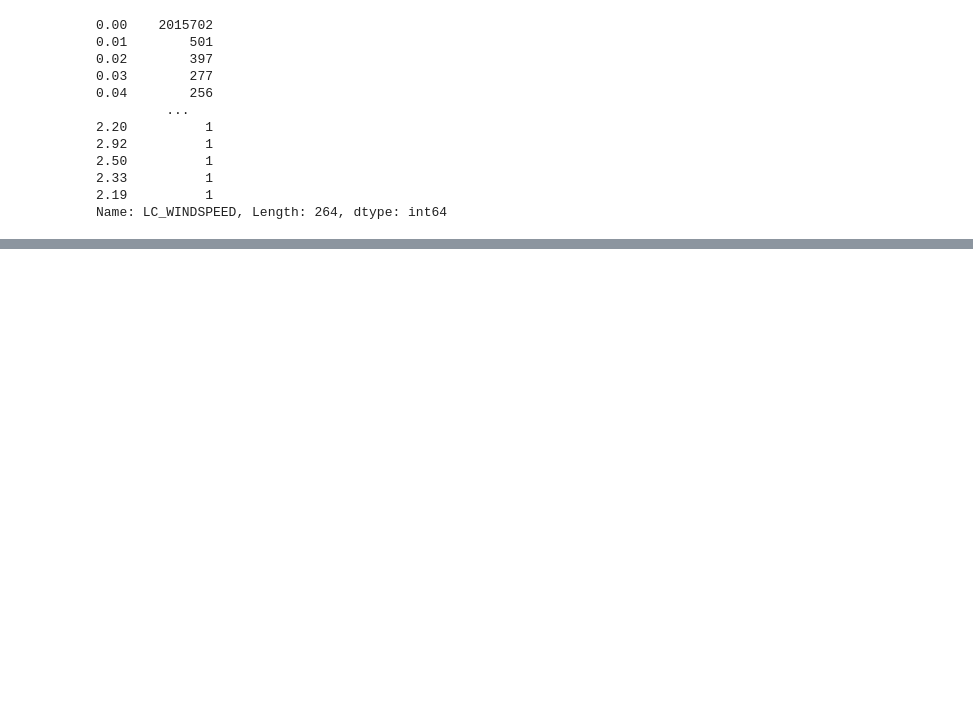
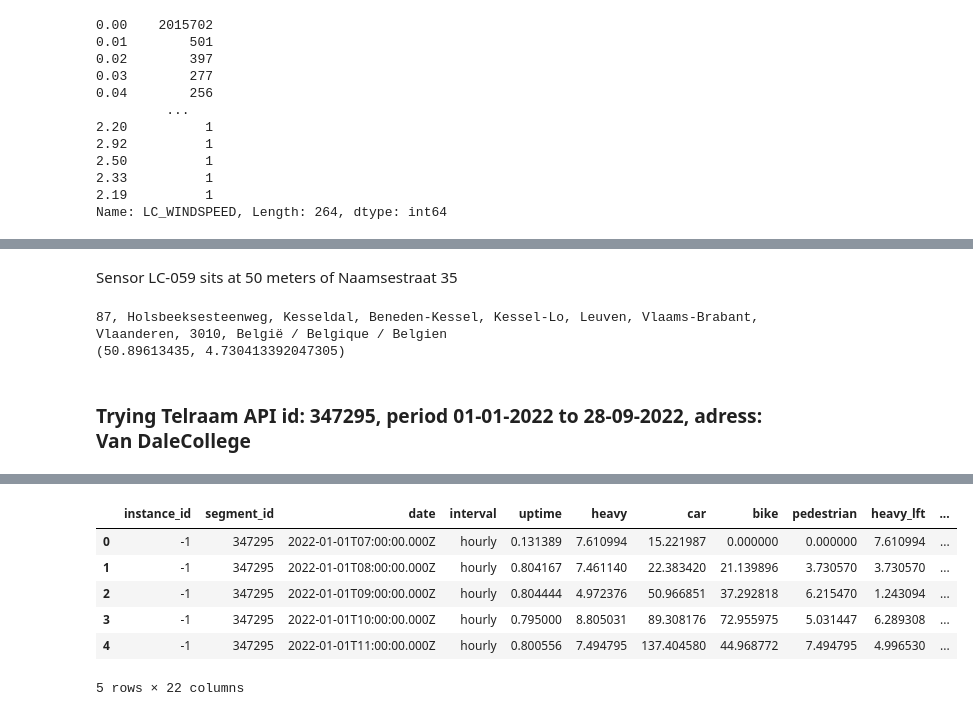
Before and after one commit to vavald/MDA_Switzerland, a Jupyter notebook: EDA_weather/EDA_weather.ipynb, the cells around one changed output, grey strips where cells are left out. Drawn from its saved outputs; the diff is of its cells as text; code cells hidden in the pictures; blank space fills up the shorter version.

Commit message:
Tried the Google API and Telraam API + added an idea to my ideas.txt file. To be discussed Tuesday

```diff
--- a/EDA_weather/EDA_weather.ipynb
+++ b/EDA_weather/EDA_weather.ipynb
@@ -226,0 +273,30 @@ Name: LC_WINDSPEED, Length: 264, dtype: int64
+# %% [markdown]
+Sensor LC-059 sits at 50 meters of Naamsestraat 35
+# %%
+location = geolocator.reverse("50.897, 4.731")
+print(location.address)
+print((location.latitude, location.longitude))
+# %% [output]
+87, Holsbeeksesteenweg, Kesseldal, Beneden-Kessel, Kessel-Lo, Leuven, Vlaams-Brabant, Vlaanderen, 3010, België / Belgique / Belgien
+(50.89613435, 4.730413392047305)
+# %% [markdown]
+### Trying Telraam API id: 347295, period 01-01-2022 to 28-09-2022, adress: Van DaleCollege
+# %%
+import requests
+
+url = "https://telraam-api.net/v1/reports/traffic"
+
+payload = "{\r\n  \"level\": \"segments\",\r\n  \"format\": \"per-hour\",\r\n  \"id\": \"347295\",\r\n  \"time_start\": \"2022-01-01 07:00:00Z\",\r\n  \"time_end\": \"2022-01-02 09:00:00Z\"\r\n}"
+headers = {
+  'X-Api-Key': 'v5gGtMOE5k2ltLBb17NkK9rab1JETS8J2wZ39lnw'
+}
+
+response = requests.request("POST", url, headers=headers, data=payload)
+
+print(response.text)
+# convert the response to a json object
+json_response = response.json()
+# convert the json object to a dataframe
+df = pd.DataFrame(json_response['report'])
+df.head()
+# %% [output]
@@ -226,0 +304,7 @@ Name: LC_WINDSPEED, Length: 264, dtype: int64
+|  | instance_id | segment_id | date | interval | uptime | heavy | car | bike | pedestrian | heavy_lft | ... |
+| 0 | -1 | 347295 | 2022-01-01T07:00:00.000Z | hourly | 0.131389 | 7.610994 | 15.221987 | 0.000000 | 0.000000 | 7.610994 | ... |
+| 1 | -1 | 347295 | 2022-01-01T08:00:00.000Z | hourly | 0.804167 | 7.461140 | 22.383420 | 21.139896 | 3.730570 | 3.730570 | ... |
+| 2 | -1 | 347295 | 2022-01-01T09:00:00.000Z | hourly | 0.804444 | 4.972376 | 50.966851 | 37.292818 | 6.215470 | 1.243094 | ... |
+| 3 | -1 | 347295 | 2022-01-01T10:00:00.000Z | hourly | 0.795000 | 8.805031 | 89.308176 | 72.955975 | 5.031447 | 6.289308 | ... |
+| 4 | -1 | 347295 | 2022-01-01T11:00:00.000Z | hourly | 0.800556 | 7.494795 | 137.404580 | 44.968772 | 7.494795 | 4.996530 | ... |
+5 rows × 22 columns
```
Also changed, not shown: parts of 6 cells of this notebook, 1 other file.
